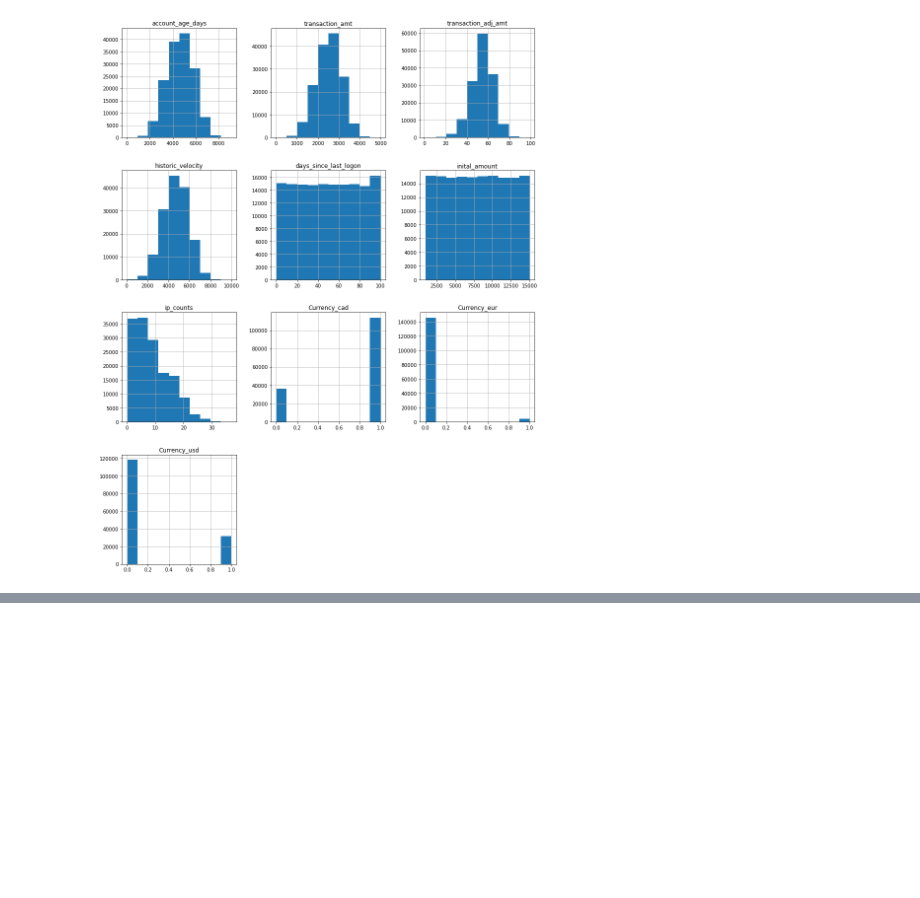
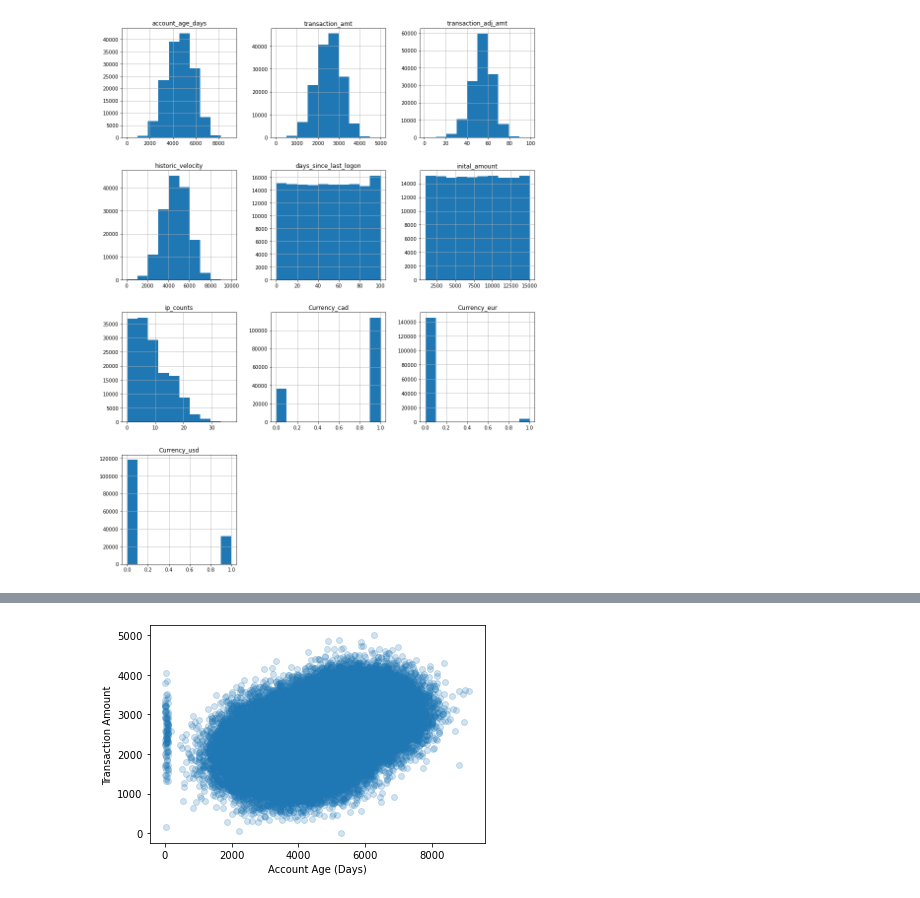
Before and after one commit to feifeikong/Fraud_Detection_Capstone, a Jupyter notebook: Capstone 3 - Data Wrangling & EDA.ipynb, the cells around one changed output, grey strips where cells are left out. Cells and saved outputs as stored; diff of their text form; code cells hidden in the pictures; blank space fills up the shorter version.

```diff
--- a/Capstone 3 - Data Wrangling & EDA.ipynb
+++ b/Capstone 3 - Data Wrangling & EDA.ipynb
@@ -208,0 +221,6 @@ Writing file.  "./data/data_cleaned.csv"
+# %%
+_ = plt.scatter(data_raw['account_age_days'], data_raw['transaction_amt'], alpha=0.2)
+_ = plt.xlabel('Account Age (Days)')
+_ = plt.ylabel('Transaction Amount')
+# %% [output]
+[figure, added]
```
Also changed, not shown: parts of 8 cells of this notebook.
